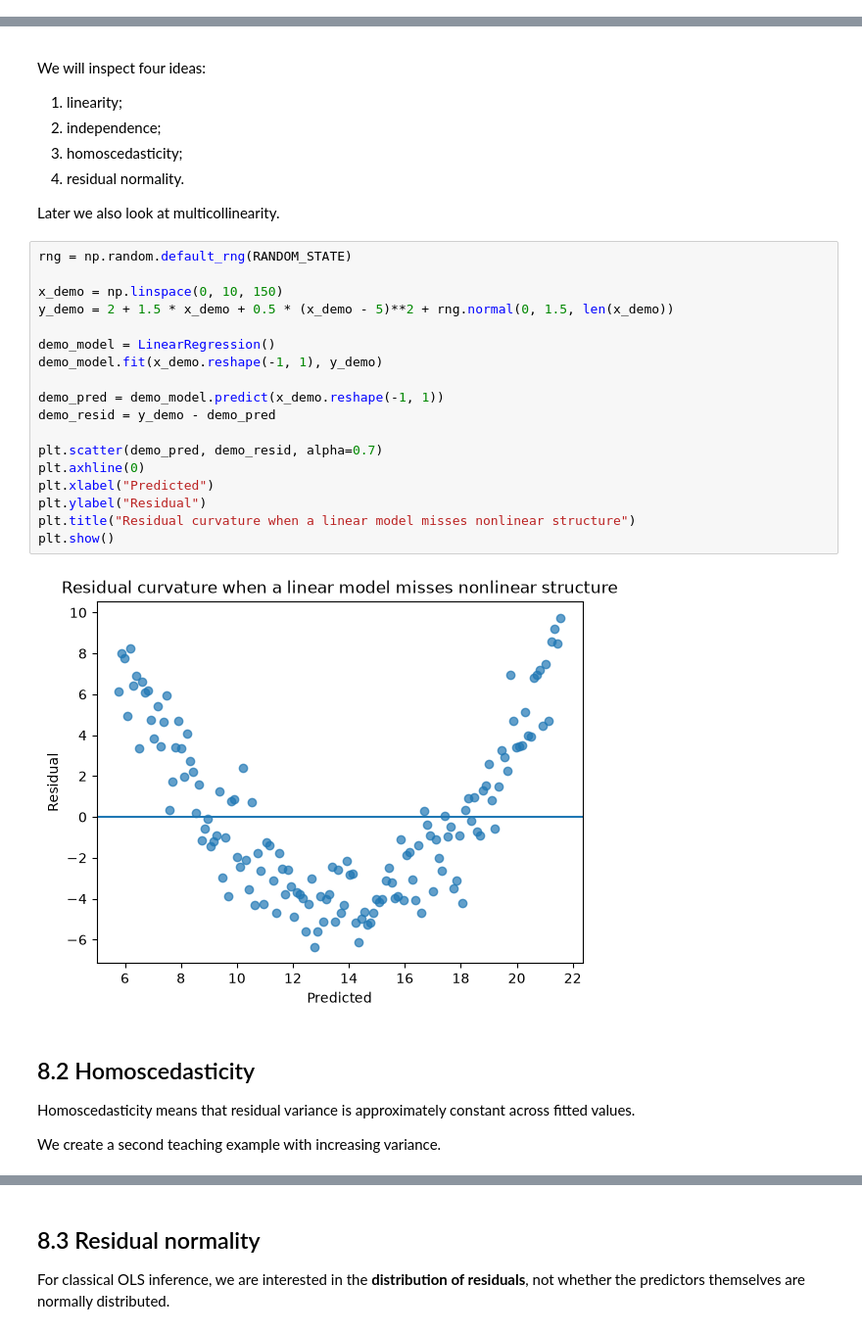
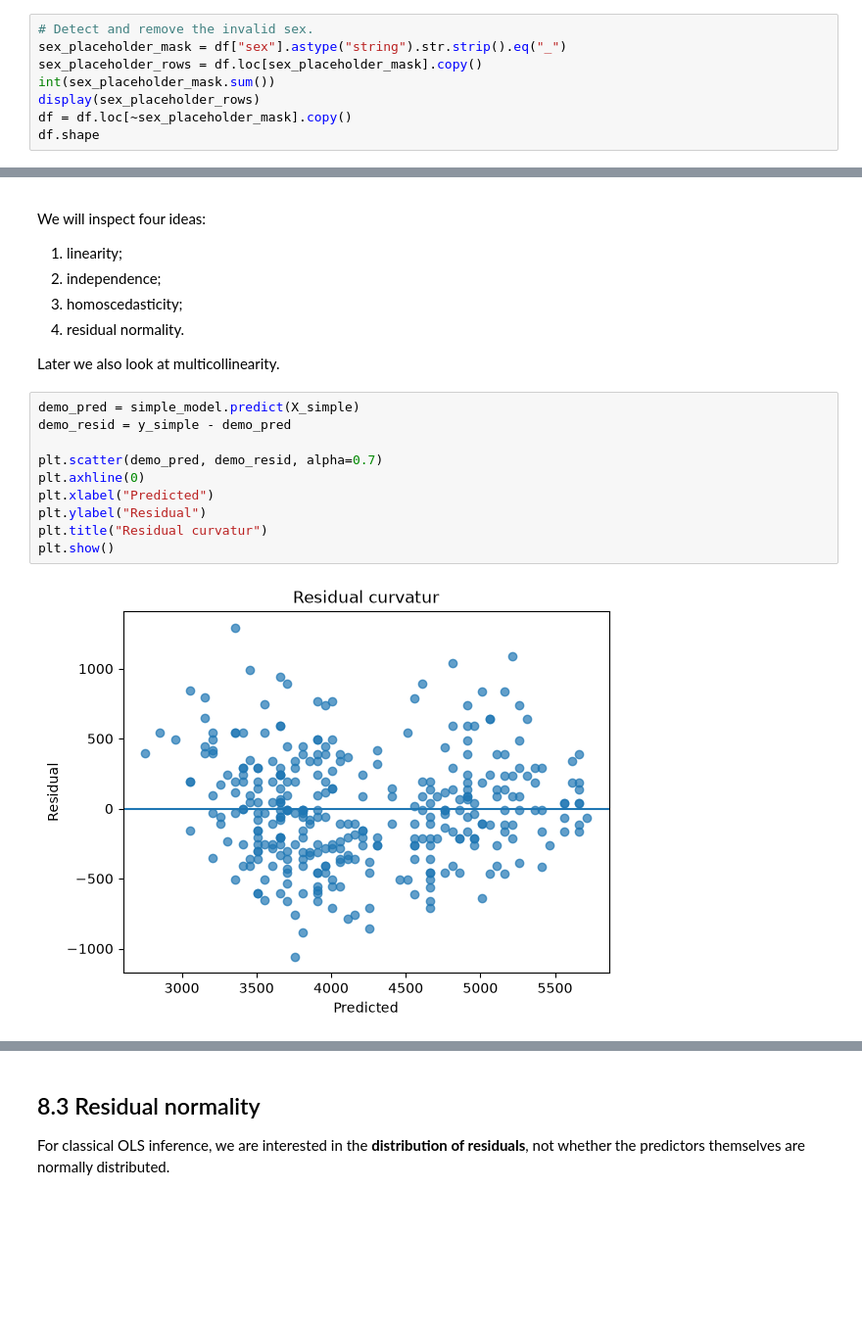
Before and after one commit to ALEGATOR1209/KSE_ML_for_bioinformatics, a Jupyter notebook: practicals/week2/Practical_02_Regression_and_Evaluation.ipynb, the cells around one changed output, grey strips where cells are left out. Shown at 98% size. Cells and saved outputs as stored; diff of their text form; blank space fills up the shorter version.

```diff
--- a/practicals/week2/Practical_02_Regression_and_Evaluation.ipynb
+++ b/practicals/week2/Practical_02_Regression_and_Evaluation.ipynb
@@ -194,3 +195,11 @@ print("Rows with more than one missing value:", int((missing_by_row > 1).sum()))
 | species | 0.000000 |
 Rows with at least one missing value: 10
 Rows with more than one missing value: 2
+# %%
+# Detect and remove the invalid sex.
+sex_placeholder_mask = df["sex"].astype("string").str.strip().eq("_")
+sex_placeholder_rows = df.loc[sex_placeholder_mask].copy()
+int(sex_placeholder_mask.sum())
+display(sex_placeholder_rows)
+df = df.loc[~sex_placeholder_mask].copy()
+df.shape
@@ -581,29 +593,15 @@ We will inspect four ideas:
 
 Later we also look at multicollinearity.
 # %%
-rng = np.random.default_rng(RANDOM_STATE)
-
-x_demo = np.linspace(0, 10, 150)
-y_demo = 2 + 1.5 * x_demo + 0.5 * (x_demo - 5)**2 + rng.normal(0, 1.5, len(x_demo))
-
-demo_model = LinearRegression()
-demo_model.fit(x_demo.reshape(-1, 1), y_demo)
-
-demo_pred = demo_model.predict(x_demo.reshape(-1, 1))
-demo_resid = y_demo - demo_pred
+demo_pred = simple_model.predict(X_simple)
+demo_resid = y_simple - demo_pred
 
 plt.scatter(demo_pred, demo_resid, alpha=0.7)
 plt.axhline(0)
 plt.xlabel("Predicted")
 plt.ylabel("Residual")
-plt.title("Residual curvature when a linear model misses nonlinear structure")
+plt.title("Residual curvatur")
 plt.show()
 # %% [output]
-[figure, old version]
+[figure, new version]
-# %% [markdown]
-## 8.2 Homoscedasticity
-
-Homoscedasticity means that residual variance is approximately constant across fitted values.
-
-We create a second teaching example with increasing variance.
 # %%
```
Also changed, not shown: parts of 39 cells of this notebook, 4 other files.
